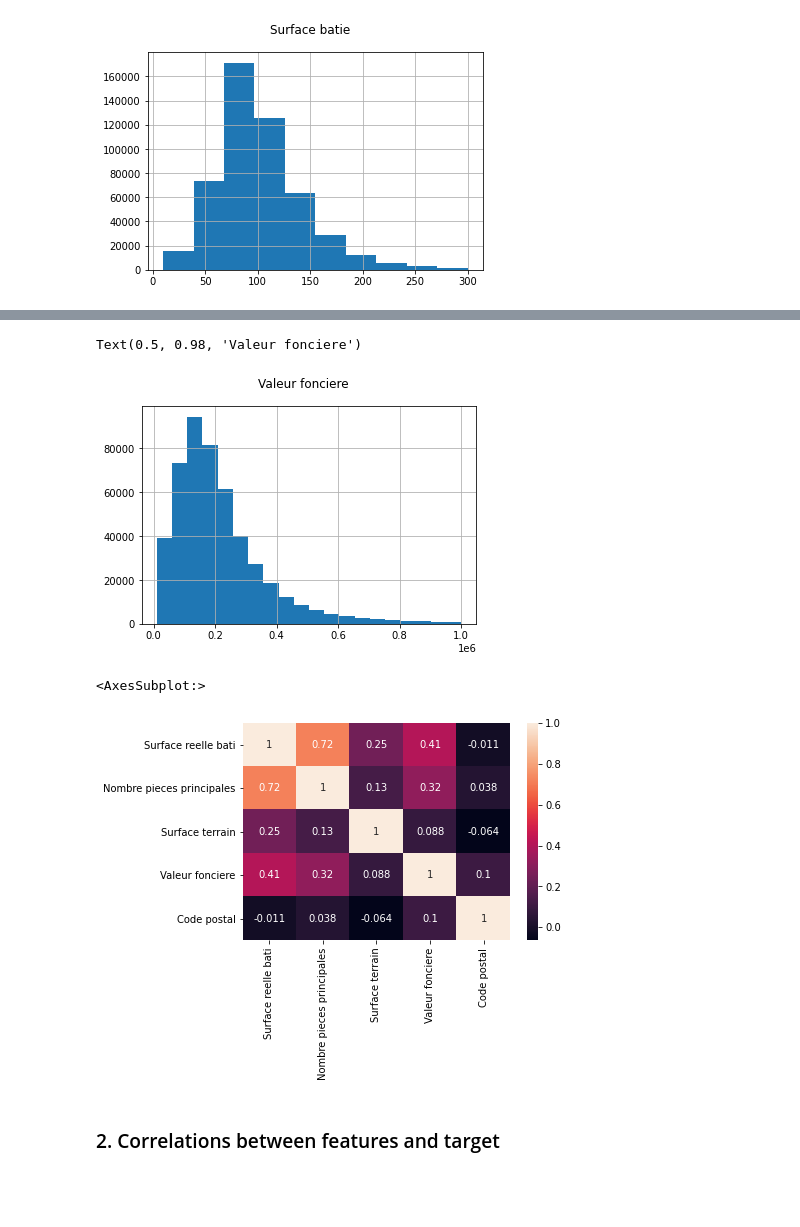
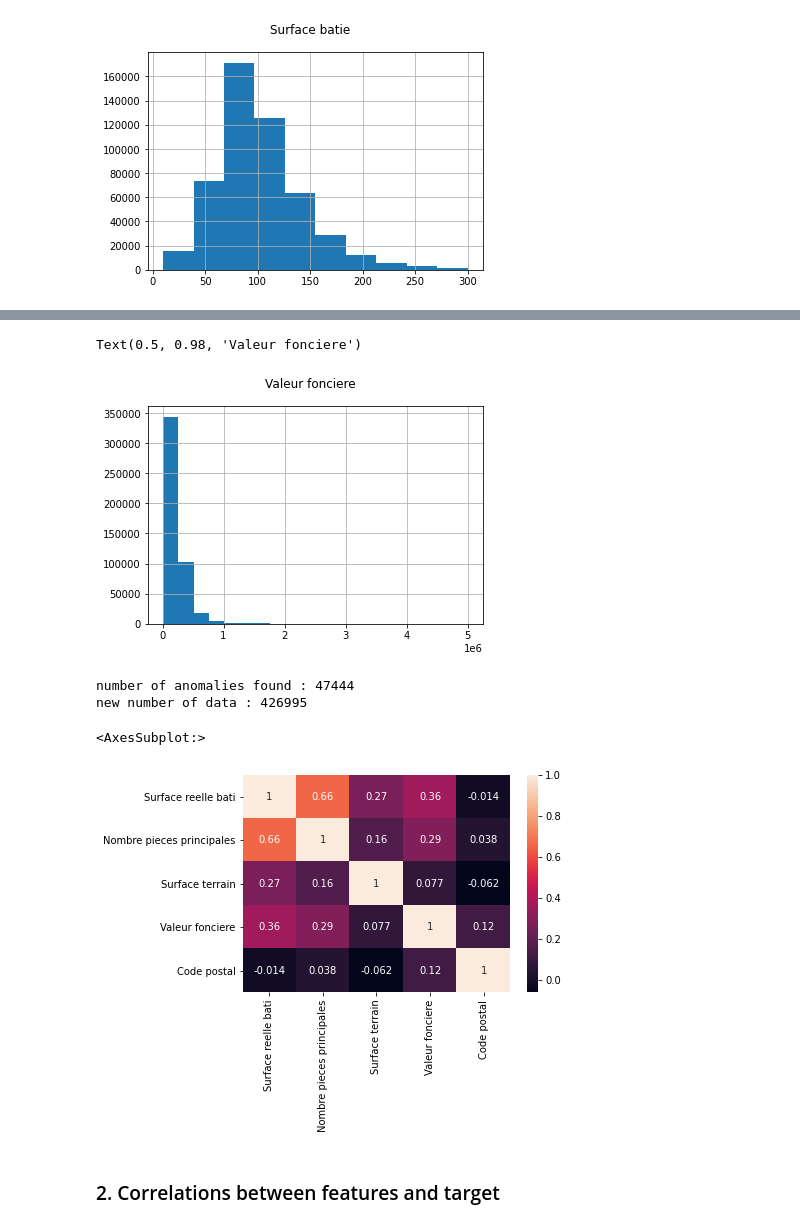
Before and after one commit to IssamBouzidi/Immothep, a Jupyter notebook: src/maison_train.ipynb, the cells around one changed output, grey strips where cells are left out. Drawn from its saved outputs; the diff is of its cells as text; code cells hidden in the pictures; blank space fills up the shorter version.

Commit message:
complete cleanup + isolation forest + appartement_train.ipynb

```diff
--- a/src/maison_train.ipynb
+++ b/src/maison_train.ipynb
@@ -46,4 +47,6 @@ number of columns with any NaN values : 0 / 7
 number of rows with any NaN values : 0 / 504623
 # %% [markdown]
 ### Cleanup limits
+# %%
+curated_data = global_data.copy(deep=True)
 # %%
@@ -56,8 +67,8 @@ Text(0.5, 0.98, 'Surface batie')
 [figure]
 # %%
 #drop surfaces between 20 and 300
-data.drop(data[(data['Surface reelle bati']<10 ) | (data['Surface reelle bati']> 300 )].index, inplace=True)
-data['Surface reelle bati'].hist()
+curated_data.drop(curated_data[(curated_data['Surface reelle bati']<10 ) | (curated_data['Surface reelle bati']> 300 )].index, inplace=True)
+curated_data['Surface reelle bati'].hist()
 plt.suptitle('Surface batie')
 # %% [output]
 Text(0.5, 0.98, 'Surface batie')
@@ -71,9 +90,9 @@ min : 0 - max : 67
 Text(0.5, 0.98, 'Number of room')
 [figure]
 # %%
-data.drop(data[(data['Nombre pieces principales']> 8 )].index, inplace=True)
-data.loc[data['Nombre pieces principales'] == 0] = 1
-data['Nombre pieces principales'].hist(bins=20, range=(data['Nombre pieces principales'].min(),data['Nombre pieces principales'].max()))
+curated_data.drop(curated_data[(curated_data['Nombre pieces principales']> 8 )].index, inplace=True)
+curated_data.loc[curated_data['Nombre pieces principales'] == 0] = 1
+curated_data['Nombre pieces principales'].hist(bins=20)
 plt.suptitle('Number of room')
 # %% [output]
 Text(0.5, 0.98, 'Number of room')
@@ -87,8 +114,8 @@ min : 0 - max : 556633
 Text(0.5, 0.98, 'Surface terrain')
 [figure]
 # %%
-data.drop(data[(data['Surface terrain']> 2500 )].index, inplace=True)
-data['Surface terrain'].hist(bins=100, range=(data['Surface terrain'].min(),data['Surface terrain'].max()))
+curated_data.drop(curated_data[(curated_data['Surface terrain']> 2500 )].index, inplace=True)
+curated_data['Surface terrain'].hist(bins=100)
 plt.suptitle('Surface terrain')
 # %% [output]
 Text(0.5, 0.98, 'Surface terrain')
@@ -104,19 +139,35 @@ Text(0.5, 0.98, 'Valeur fonciere')
 # %%
-data.drop(data[(data['Valeur fonciere']> 1000000 ) | (data['Valeur fonciere'] < 10000)].index, inplace=True)
-data['Valeur fonciere'].hist(bins=20)
+curated_data.drop(curated_data[(curated_data['Valeur fonciere']> 5000000 ) | (curated_data['Valeur fonciere'] < 10000)].index, inplace=True)
+curated_data['Valeur fonciere'].hist(bins=20)
 plt.suptitle('Valeur fonciere')
 # %% [output]
 Text(0.5, 0.98, 'Valeur fonciere')
-[figure, old version]
+[figure, new version]
+# %%
+#Use Isolation forest model to finalize cleanup of dataset
+df = curated_data[['Surface reelle bati','Nombre pieces principales','Surface terrain', 'Valeur fonciere']]
+
+iForest = IsolationForest(n_estimators=100,  contamination=0.1 , random_state=42, max_samples=200)
+iForest.fit(df)
+
+df['anomaly'] = iForest.predict(df)
+print('number of anomalies found : %s' % len(df[df['anomaly'] == -1]))
+
+curated_data.drop(df.loc[df['anomaly'] == -1].index, inplace=True)
+
+print('new number of data : %s' % len(curated_data))
+# %% [output]
+number of anomalies found : 47444
+new number of data : 426995
 # %%
 
 # New correlation matrix
-matrix = data[['Surface reelle bati','Nombre pieces principales','Surface terrain','Valeur fonciere','Code postal' ]]
+matrix = curated_data[['Surface reelle bati','Nombre pieces principales','Surface terrain','Valeur fonciere','Code postal' ]]
 mat_corr = matrix.corr().round(5)
 sns.heatmap(data=mat_corr, annot=True)
 # %% [output]
 <AxesSubplot:>
-[figure, old version]
+[figure, new version]
 # %% [markdown]
 ### 2. Correlations between features and target
 # %%
```
Also changed, not shown: parts of 27 cells of this notebook, 1 other file.
